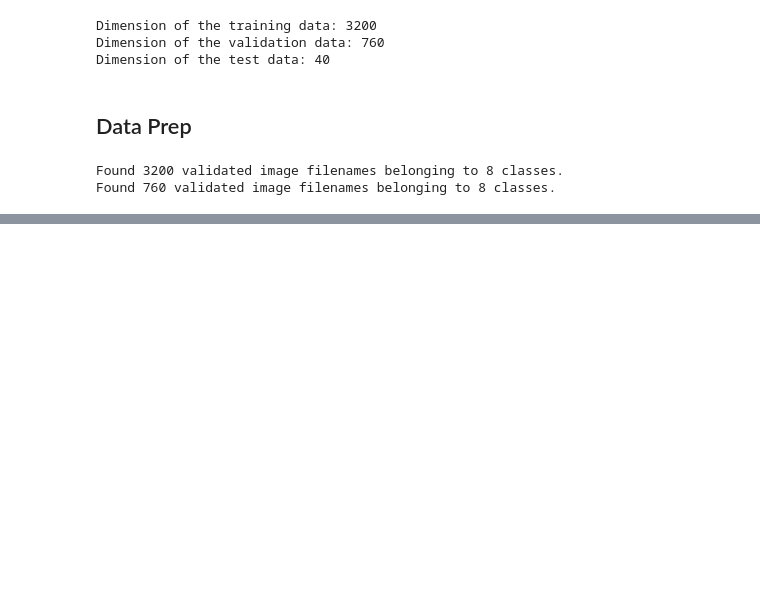
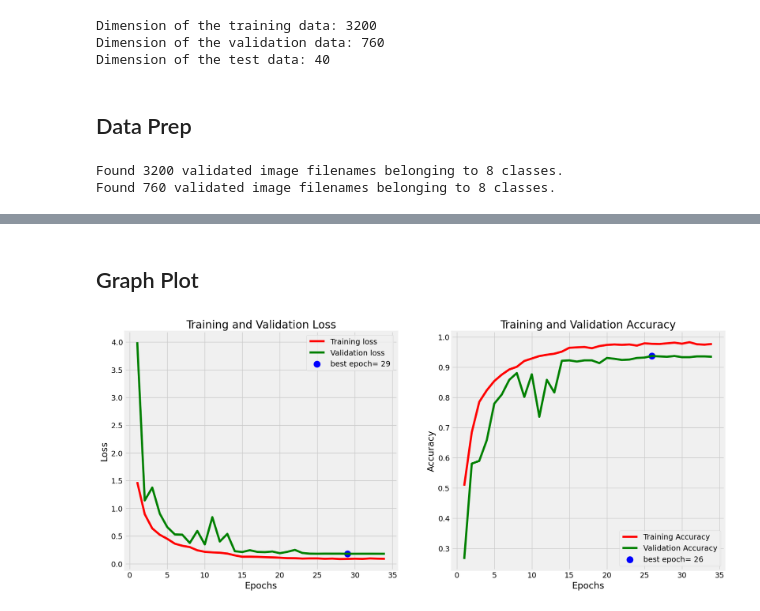
Before and after one commit to NANDINISHARMA30/Mango-Leaf-AI-Diagnosis-, a Jupyter notebook: Diagnosis.ipynb, the cells around one changed output, grey strips where cells are left out. Cells and saved outputs as stored; diff of their text form; code cells hidden in the pictures; blank space fills up the shorter version.

Commit message:
Graph

```diff
--- a/Diagnosis.ipynb
+++ b/Diagnosis.ipynb
@@ -137,0 +188,3 @@ Found 760 validated image filenames belonging to 8 classes.
+# %%
+
+model_name = "model.h5"
@@ -137,0 +198,10 @@ Found 760 validated image filenames belonging to 8 classes.
+# %%
+# Stopping parameters
+earlystopping = EarlyStopping(monitor='val_loss',min_delta = 0, patience = 5, verbose = 1, restore_best_weights=True)
+# %%
+# Learning rate changes during training
+learning_rate_reduction = ReduceLROnPlateau(monitor='val_loss',
+                                            patience=3,
+                                            verbose=1,
+                                            factor=0.2,
+                                            min_lr=0.00000001)
@@ -137,0 +210,5 @@ Found 760 validated image filenames belonging to 8 classes.
+# %%
+history = model.fit(training_data_gen,
+                    validation_data=validation_data_gen,
+                    epochs=50,
+                    callbacks=[checkpoint,earlystopping,learning_rate_reduction])
@@ -137,0 +250,47 @@ Found 760 validated image filenames belonging to 8 classes.
+# %% [markdown]
+## Graph Plot
+# %%
+training_acc = history.history['accuracy']
+training_loss = history.history['loss']
+validation_acc = history.history['val_accuracy']
+validation_loss = history.history['val_loss']
+
+# Select the min loss and the max accuracy achieved in the validation
+index_loss = np.argmin(validation_loss)
+val_lowest = validation_loss[index_loss]
+index_acc = np.argmax(validation_acc)
+acc_highest = validation_acc[index_acc]
+
+# Arrange for plotting
+epochs = [i+1 for i in range(len(training_acc))]
+loss_label = f'best epoch= {str(index_loss + 1)}'
+acc_label = f'best epoch= {str(index_acc + 1)}'
+
+# Plot training history
+plt.figure(figsize= (20, 8))
+plt.style.use('fivethirtyeight')
+
+# Plot loss
+plt.subplot(1, 2, 1)
+plt.plot(epochs, training_loss, 'r', label= 'Training loss')
+plt.plot(epochs, validation_loss, 'g', label= 'Validation loss')
+plt.scatter(index_loss + 1, val_lowest, s= 150, c= 'blue', label= loss_label)
+plt.title('Training and Validation Loss')
+plt.xlabel('Epochs')
+plt.ylabel('Loss')
+plt.legend()
+
+# Plot accuracy
+plt.subplot(1, 2, 2)
+plt.plot(epochs, training_acc, 'r', label= 'Training Accuracy')
+plt.plot(epochs, validation_acc, 'g', label= 'Validation Accuracy')
+plt.scatter(index_acc + 1 , acc_highest, s= 150, c= 'blue', label= acc_label)
+plt.title('Training and Validation Accuracy')
+plt.xlabel('Epochs')
+plt.ylabel('Accuracy')
+plt.legend()
+
+plt.tight_layout
+plt.show()
+# %% [output]
+[figure, added]
```
Also changed, not shown: parts of 9 cells of this notebook, 1 other file.
